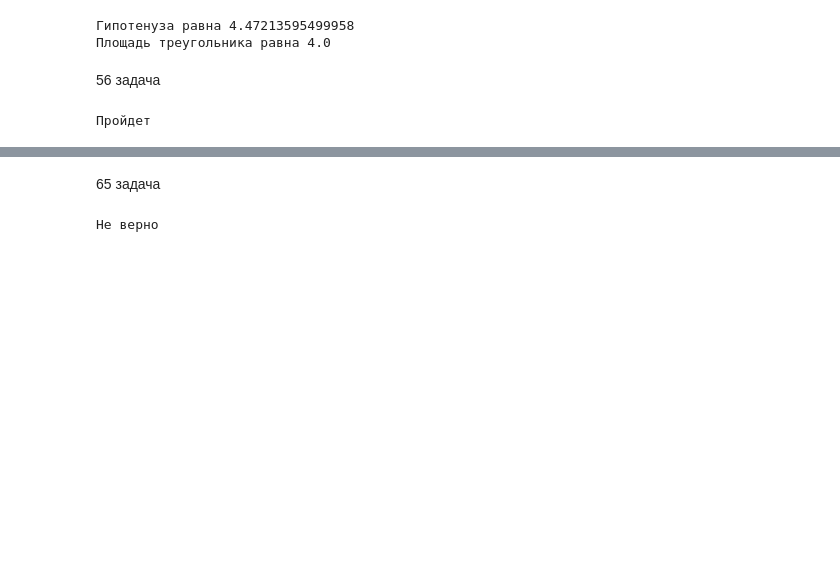
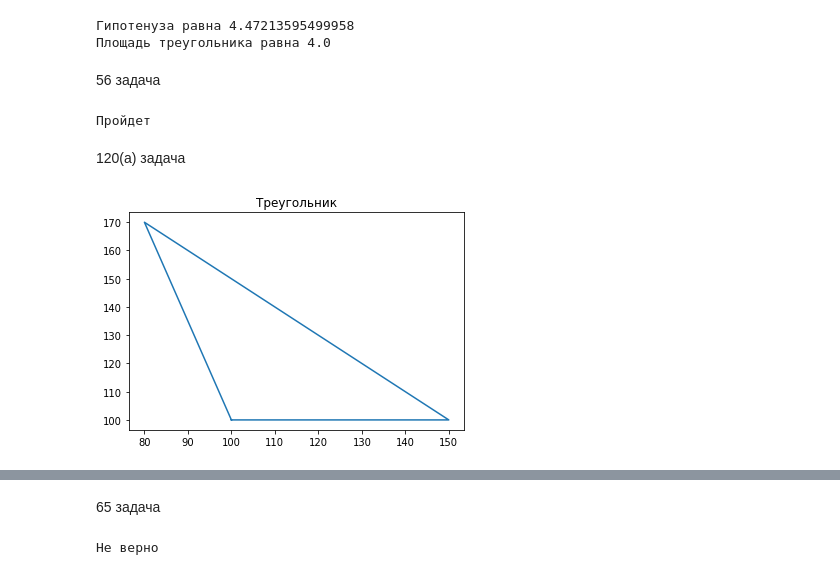
Before and after one commit to DashaMinina/DD, a Jupyter notebook: ans.ipynb, the cells around one changed output, grey strips where cells are left out. Drawn from its saved outputs; the diff is of its cells as text; code cells hidden in the pictures; blank space fills up the shorter version.

```diff
--- a/ans.ipynb
+++ b/ans.ipynb
@@ -29,3 +29,16 @@ else:
   print("Не пройдет")
 # %% [output]
 Пройдет
+# %% [markdown]
+120(а) задача
+# %%
+%matplotlib inline
+import matplotlib.pyplot as plt
+
+plt.title("Треугольник")
+plt.plot((100,150,80,100),(100,100,170,100))
+
+
+plt.show()
+# %% [output]
+[figure, added]
```
Also changed, not shown: parts of 10 cells of this notebook.
